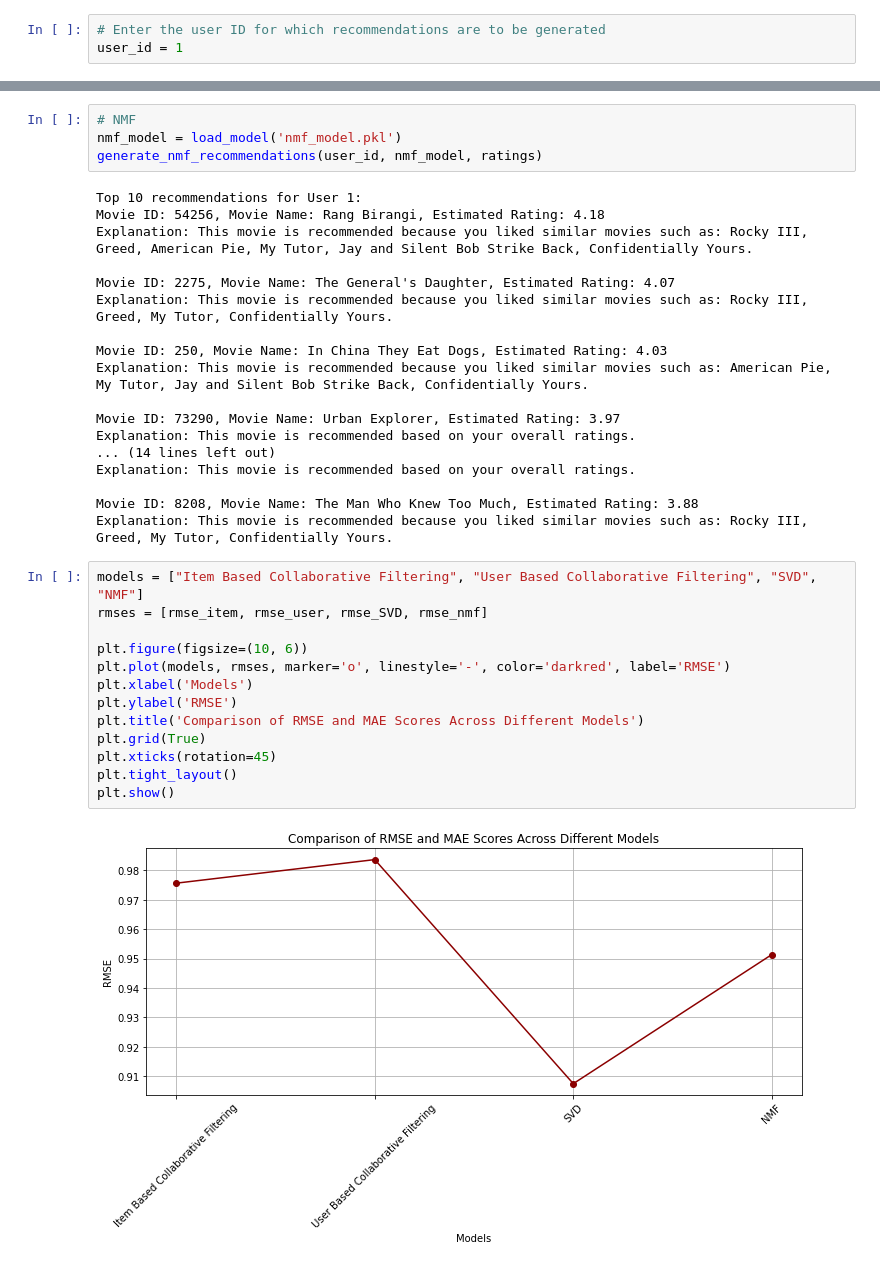
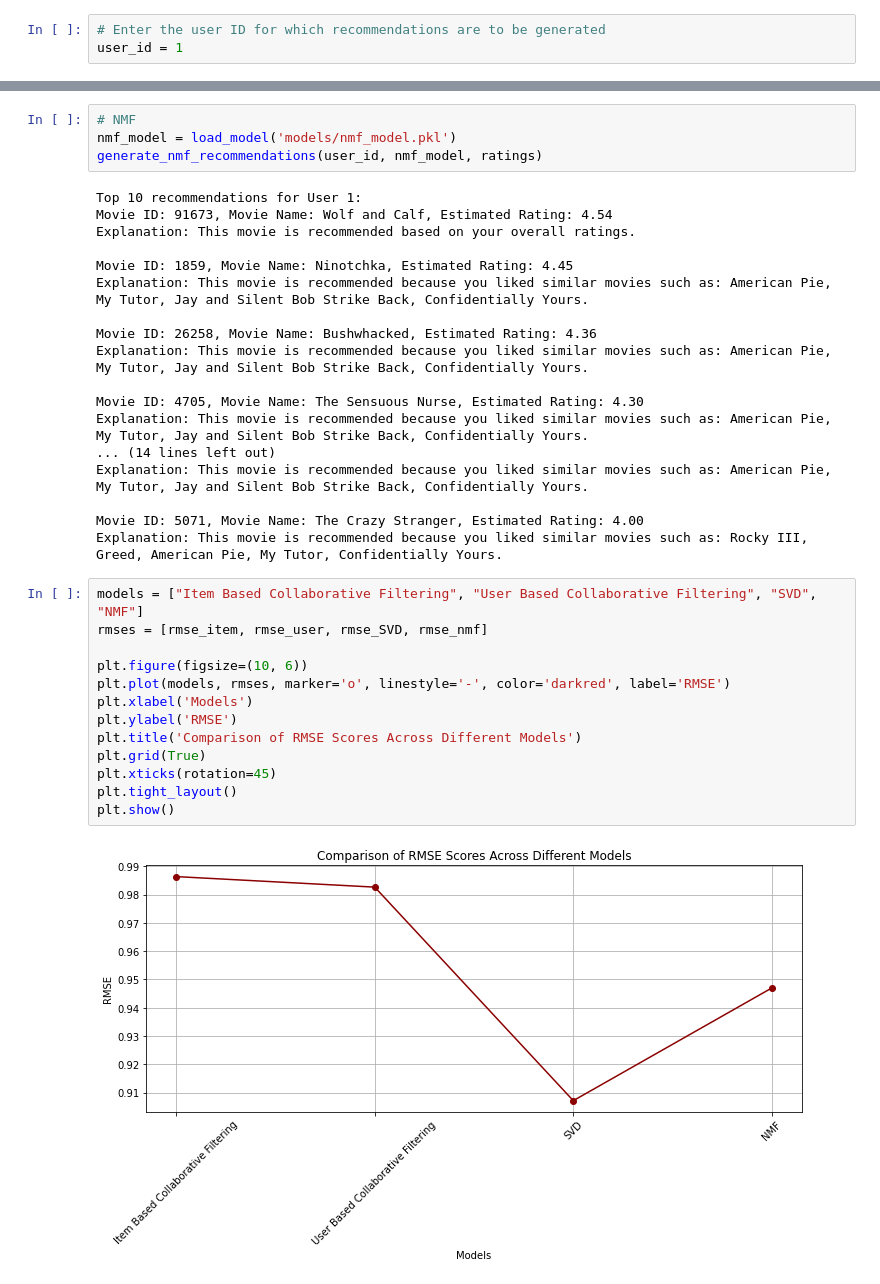
Before and after one commit to meric2/Movie-Recommendation-System, a Jupyter notebook: recommend.ipynb, the cells around one changed output, grey strips where cells are left out. Cells and saved outputs as stored; diff of their text form.

```diff
--- a/recommend.ipynb
+++ b/recommend.ipynb
@@ -816,37 +811,37 @@ Explanation: This movie is recommended because you liked similar movies such as:
 # %%
 # NMF
-nmf_model = load_model('nmf_model.pkl')
+nmf_model = load_model('models/nmf_model.pkl')
 generate_nmf_recommendations(user_id, nmf_model, ratings)
 # %% [output]
 Top 10 recommendations for User 1:
-Movie ID: 54256, Movie Name: Rang Birangi, Estimated Rating: 4.18
-Explanation: This movie is recommended because you liked similar movies such as: Rocky III, Greed, American Pie, My Tutor, Jay and Silent Bob Strike Back, Confidentially Yours.
+Movie ID: 91673, Movie Name: Wolf and Calf, Estimated Rating: 4.54
+Explanation: This movie is recommended based on your overall ratings.
 
-Movie ID: 2275, Movie Name: The General's Daughter, Estimated Rating: 4.07
-Explanation: This movie is recommended because you liked similar movies such as: Rocky III, Greed, My Tutor, Confidentially Yours.
-
-Movie ID: 250, Movie Name: In China They Eat Dogs, Estimated Rating: 4.03
+Movie ID: 1859, Movie Name: Ninotchka, Estimated Rating: 4.45
 Explanation: This movie is recommended because you liked similar movies such as: American Pie, My Tutor, Jay and Silent Bob Strike Back, Confidentially Yours.
 
-Movie ID: 73290, Movie Name: Urban Explorer, Estimated Rating: 3.97
-Explanation: This movie is recommended based on your overall ratings.
+Movie ID: 26258, Movie Name: Bushwhacked, Estimated Rating: 4.36
+Explanation: This movie is recommended because you liked similar movies such as: American Pie, My Tutor, Jay and Silent Bob Strike Back, Confidentially Yours.
+
+Movie ID: 4705, Movie Name: The Sensuous Nurse, Estimated Rating: 4.30
+Explanation: This movie is recommended because you liked similar movies such as: American Pie, My Tutor, Jay and Silent Bob Strike Back, Confidentially Yours.
 ... (14 lines left out)
-Explanation: This movie is recommended based on your overall ratings.
+Explanation: This movie is recommended because you liked similar movies such as: American Pie, My Tutor, Jay and Silent Bob Strike Back, Confidentially Yours.
 
-Movie ID: 8208, Movie Name: The Man Who Knew Too Much, Estimated Rating: 3.88
-Explanation: This movie is recommended because you liked similar movies such as: Rocky III, Greed, My Tutor, Confidentially Yours.
+Movie ID: 5071, Movie Name: The Crazy Stranger, Estimated Rating: 4.00
+Explanation: This movie is recommended because you liked similar movies such as: Rocky III, Greed, American Pie, My Tutor, Confidentially Yours.
 # %%
 models = ["Item Based Collaborative Filtering", "User Based Collaborative Filtering", "SVD", "NMF"]
 rmses = [rmse_item, rmse_user, rmse_SVD, rmse_nmf]
 
 plt.figure(figsize=(10, 6))
 plt.plot(models, rmses, marker='o', linestyle='-', color='darkred', label='RMSE')
 plt.xlabel('Models')
 plt.ylabel('RMSE')
-plt.title('Comparison of RMSE and MAE Scores Across Different Models')
+plt.title('Comparison of RMSE Scores Across Different Models')
 plt.grid(True)
 plt.xticks(rotation=45)
 plt.tight_layout()
 plt.show()
 # %% [output]
-[figure, old version]
+[figure, new version]
```
Also changed, not shown: parts of 10 cells of this notebook, 10 other files.
